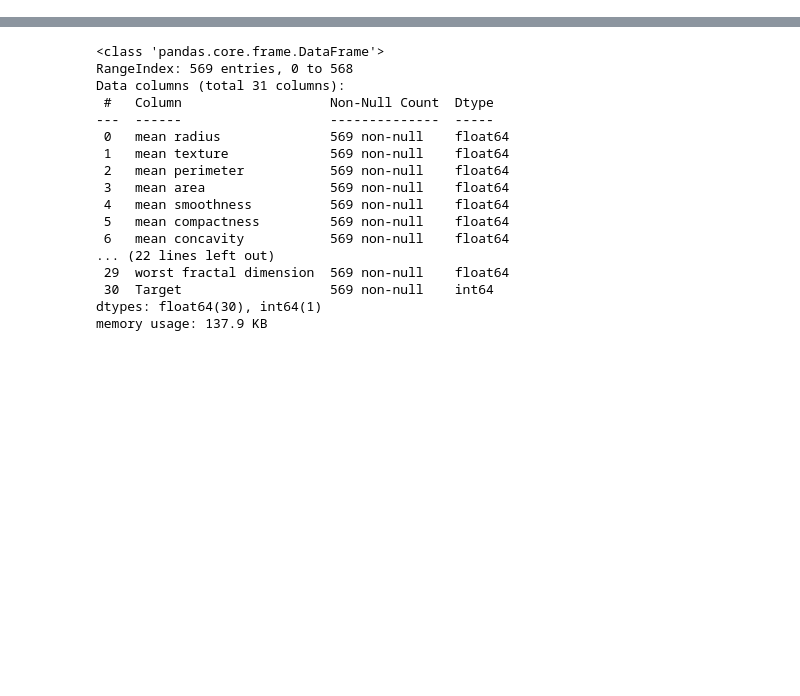
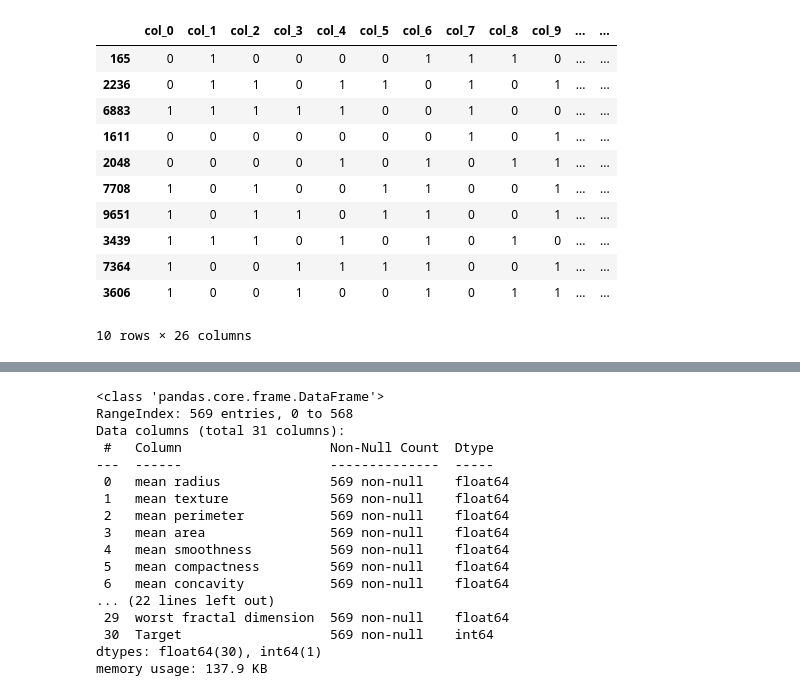
Before and after one commit to Abhijith-Nagarajan/PadhAI_Implementations, a Jupyter notebook: MP_Neuron_Perceptron_Implementation.ipynb, the cells around one changed output, grey strips where cells are left out. Cells and saved outputs as stored; diff of their text form; code cells hidden in the pictures; blank space fills up the shorter version.

```diff
--- a/MP_Neuron_Perceptron_Implementation.ipynb
+++ b/MP_Neuron_Perceptron_Implementation.ipynb
@@ -36,0 +70,15 @@
+# %%
+df[df.Target==0].sample(10)
+# %% [output]
+|  | col_0 | col_1 | col_2 | col_3 | col_4 | col_5 | col_6 | col_7 | col_8 | col_9 | ... | ... |
+| 165 | 0 | 1 | 0 | 0 | 0 | 0 | 1 | 1 | 1 | 0 | ... | ... |
+| 2236 | 0 | 1 | 1 | 0 | 1 | 1 | 0 | 1 | 0 | 1 | ... | ... |
+| 6883 | 1 | 1 | 1 | 1 | 1 | 0 | 0 | 1 | 0 | 0 | ... | ... |
+| 1611 | 0 | 0 | 0 | 0 | 0 | 0 | 0 | 1 | 0 | 1 | ... | ... |
+| 2048 | 0 | 0 | 0 | 0 | 1 | 0 | 1 | 0 | 1 | 1 | ... | ... |
+| 7708 | 1 | 0 | 1 | 0 | 0 | 1 | 1 | 0 | 0 | 1 | ... | ... |
+| 9651 | 1 | 0 | 1 | 1 | 0 | 1 | 1 | 0 | 0 | 1 | ... | ... |
+| 3439 | 1 | 1 | 1 | 0 | 1 | 0 | 1 | 0 | 1 | 0 | ... | ... |
+| 7364 | 1 | 0 | 0 | 1 | 1 | 1 | 1 | 0 | 0 | 1 | ... | ... |
+| 3606 | 1 | 0 | 0 | 1 | 0 | 0 | 1 | 0 | 1 | 1 | ... | ... |
+10 rows × 26 columns
```
Also changed, not shown: parts of 23 cells of this notebook.
